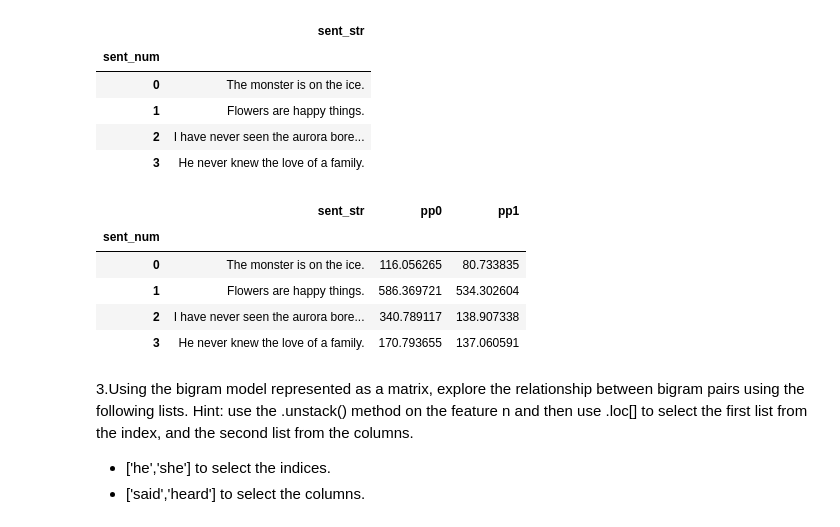
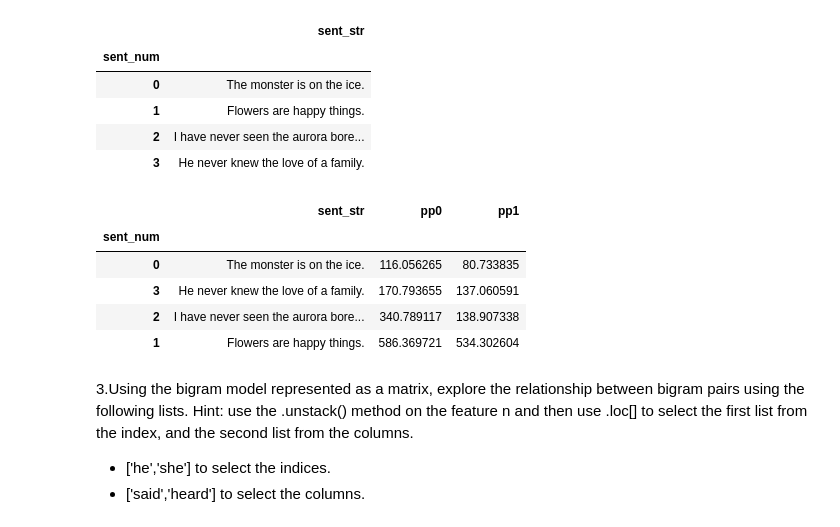
Before and after one commit to mtvaden1/DS5001-Workplace, a Jupyter notebook: code/M03HW.ipynb, the cells around one changed output. Saved outputs shown, nothing was run; the diff lists cells and outputs as text; code cells hidden in the pictures.

```diff
--- a/code/M03HW.ipynb
+++ b/code/M03HW.ipynb
@@ -317,14 +317,14 @@ def compute_perplexity(results, test_sents, n=2):
     return test_sents
 # %%
 PP = compute_perplexity(R, TEST_SENTS)
-PP
+PP.sort_values(by='pp1')
 # %% [output]
 |  | sent_str | pp0 | pp1 |
 | sent_num |  |  |  |
 | 0 | The monster is on the ice. | 116.056265 | 80.733835 |
+| 3 | He never knew the love of a family. | 170.793655 | 137.060591 |
+| 2 | I have never seen the aurora bore... | 340.789117 | 138.907338 |
 | 1 | Flowers are happy things. | 586.369721 | 534.302604 |
-| 2 | I have never seen the aurora bore... | 340.789117 | 138.907338 |
-| 3 | He never knew the love of a family. | 170.793655 | 137.060591 |
 # %% [markdown]
 3.Using the bigram model represented as a matrix, explore the relationship between bigram pairs using the following lists. Hint: use the .unstack() method on the feature n and then use .loc[] to select the first list from the index, and the second list from the columns.
 - ['he','she'] to select the indices.
```
Also changed, not shown: 3 other files.
